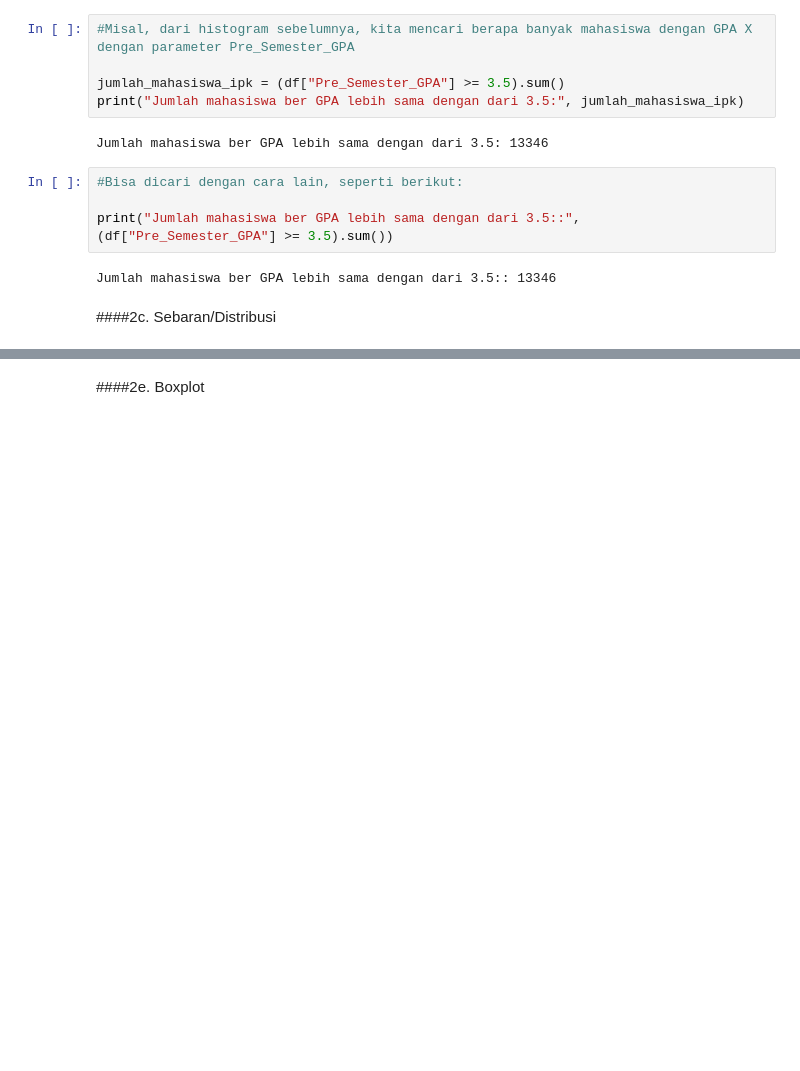
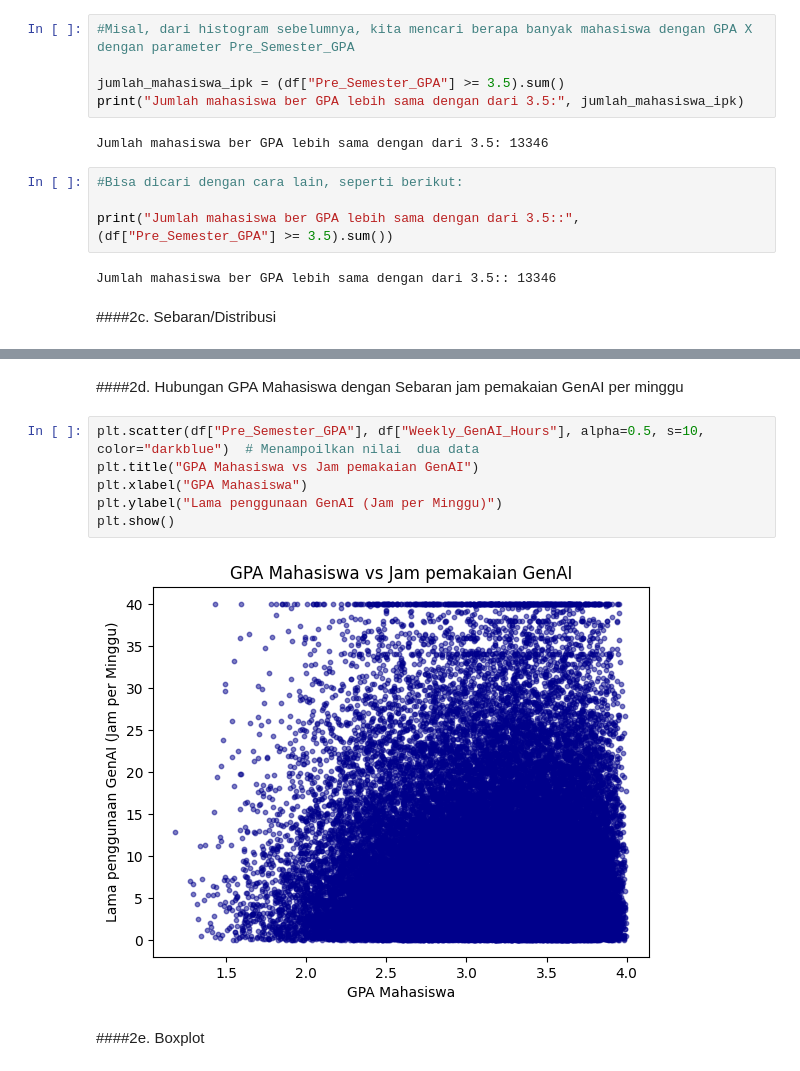
Before and after one commit to Shxrp08/Project_SG_I-Smile_Group6_2026, a Jupyter notebook: Project_SG_Group_6.ipynb, the cells around one changed output, grey strips where cells are left out. Drawn from its saved outputs; the diff is of its cells as text; blank space fills up the shorter version.

```diff
--- a/Project_SG_Group_6.ipynb
+++ b/Project_SG_Group_6.ipynb
@@ -208,2 +218,12 @@ Jumlah mahasiswa ber GPA lebih sama dengan dari 3.5:: 13346
+# %% [markdown]
+####2d. Hubungan GPA Mahasiswa dengan Sebaran jam pemakaian GenAI per minggu
+# %%
+plt.scatter(df["Pre_Semester_GPA"], df["Weekly_GenAI_Hours"], alpha=0.5, s=10, color="darkblue")  # Menampoilkan nilai  dua data
+plt.title("GPA Mahasiswa vs Jam pemakaian GenAI")
+plt.xlabel("GPA Mahasiswa")
+plt.ylabel("Lama penggunaan GenAI (Jam per Minggu)")
+plt.show()
+# %% [output]
+[figure, added]
 # %% [markdown]
 ####2e. Boxplot
```
Also changed, not shown: parts of 5 cells of this notebook.
